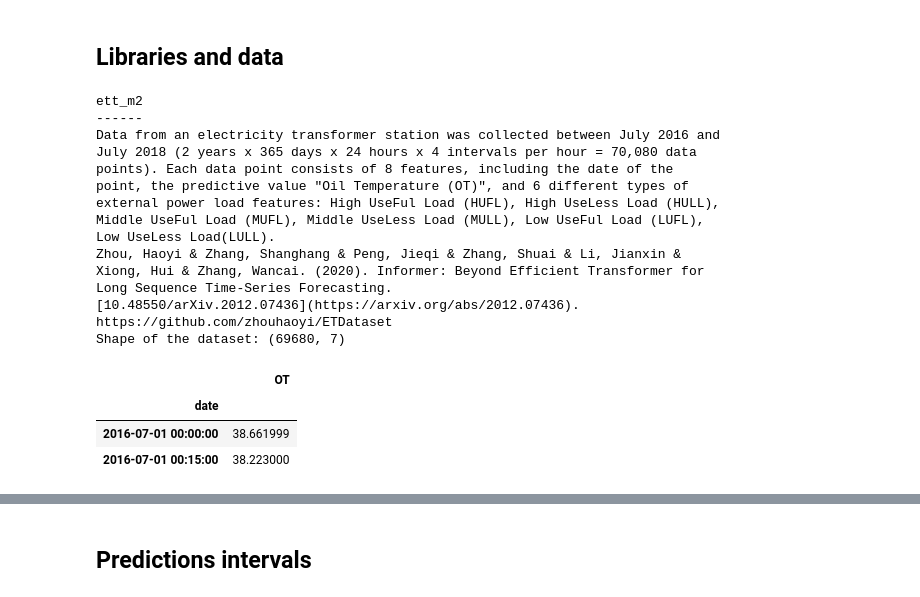
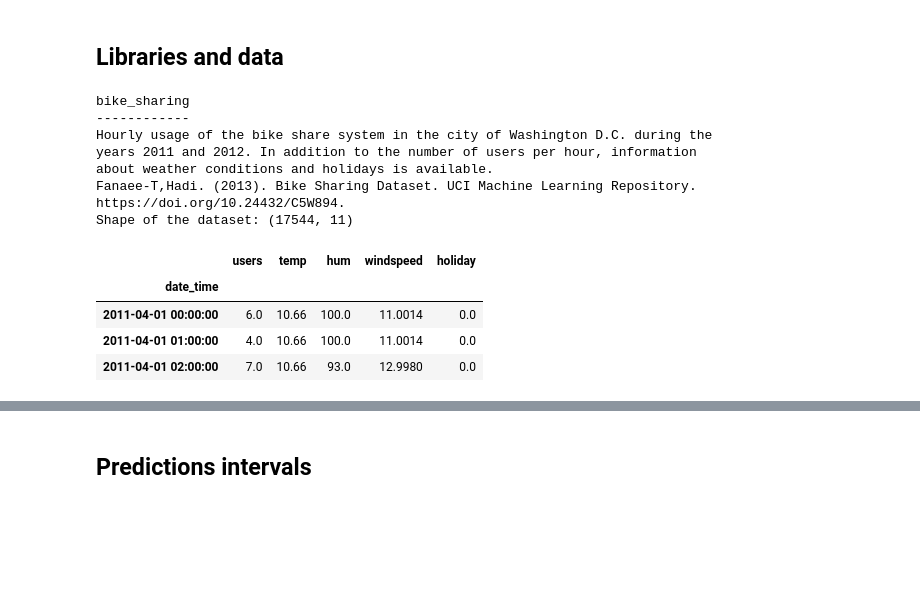
Before and after one commit to skforecast/skforecast, a Jupyter notebook: docs/user_guides/probabilistic-forecasting-calibrate-intervals.ipynb, the cells around one changed output, grey strips where cells are left out. Cells and saved outputs as stored; diff of their text form; code cells hidden in the pictures; blank space fills up the shorter version.

```diff
--- a/docs/user_guides/probabilistic-forecasting-calibrate-intervals.ipynb
+++ b/docs/user_guides/probabilistic-forecasting-calibrate-intervals.ipynb
@@ -79,26 +75,21 @@ plt.style.use('seaborn-v0_8-darkgrid')
 # %%
-# Data
+# Data download
 # ==============================================================================
-data = fetch_dataset(name='ett_m2')
-data = data[['OT']]
-data.head(2)
+data = fetch_dataset(name='bike_sharing', raw=False)
+data = data[['users', 'temp', 'hum', 'windspeed', 'holiday']]
+data = data.loc['2011-04-01 00:00:00':'2012-10-20 23:00:00', :].copy()
+data.head(3)
 # %% [output]
-ett_m2
-------
-Data from an electricity transformer station was collected between July 2016 and
-July 2018 (2 years x 365 days x 24 hours x 4 intervals per hour = 70,080 data
-points). Each data point consists of 8 features, including the date of the
-point, the predictive value "Oil Temperature (OT)", and 6 different types of
-external power load features: High UseFul Load (HUFL), High UseLess Load (HULL),
-Middle UseFul Load (MUFL), Middle UseLess Load (MULL), Low UseFul Load (LUFL),
-Low UseLess Load(LULL).
-Zhou, Haoyi & Zhang, Shanghang & Peng, Jieqi & Zhang, Shuai & Li, Jianxin &
-Xiong, Hui & Zhang, Wancai. (2020). Informer: Beyond Efficient Transformer for
-Long Sequence Time-Series Forecasting.
-[10.48550/arXiv.2012.07436](https://arxiv.org/abs/2012.07436).
-https://github.com/zhouhaoyi/ETDataset
-Shape of the dataset: (69680, 7)
+bike_sharing
+------------
+Hourly usage of the bike share system in the city of Washington D.C. during the
+years 2011 and 2012. In addition to the number of users per hour, information
+about weather conditions and holidays is available.
+Fanaee-T,Hadi. (2013). Bike Sharing Dataset. UCI Machine Learning Repository.
+https://doi.org/10.24432/C5W894.
+Shape of the dataset: (17544, 11)
-|  | OT |
-| date |  |
-| 2016-07-01 00:00:00 | 38.661999 |
-| 2016-07-01 00:15:00 | 38.223000 |
+|  | users | temp | hum | windspeed | holiday |
+| date_time |  |  |  |  |  |
+| 2011-04-01 00:00:00 | 6.0 | 10.66 | 100.0 | 11.0014 | 0.0 |
+| 2011-04-01 01:00:00 | 4.0 | 10.66 | 100.0 | 11.0014 | 0.0 |
+| 2011-04-01 02:00:00 | 7.0 | 10.66 | 93.0 | 12.9980 | 0.0 |
```
Also changed, not shown: parts of 15 cells of this notebook, 4 other files.
